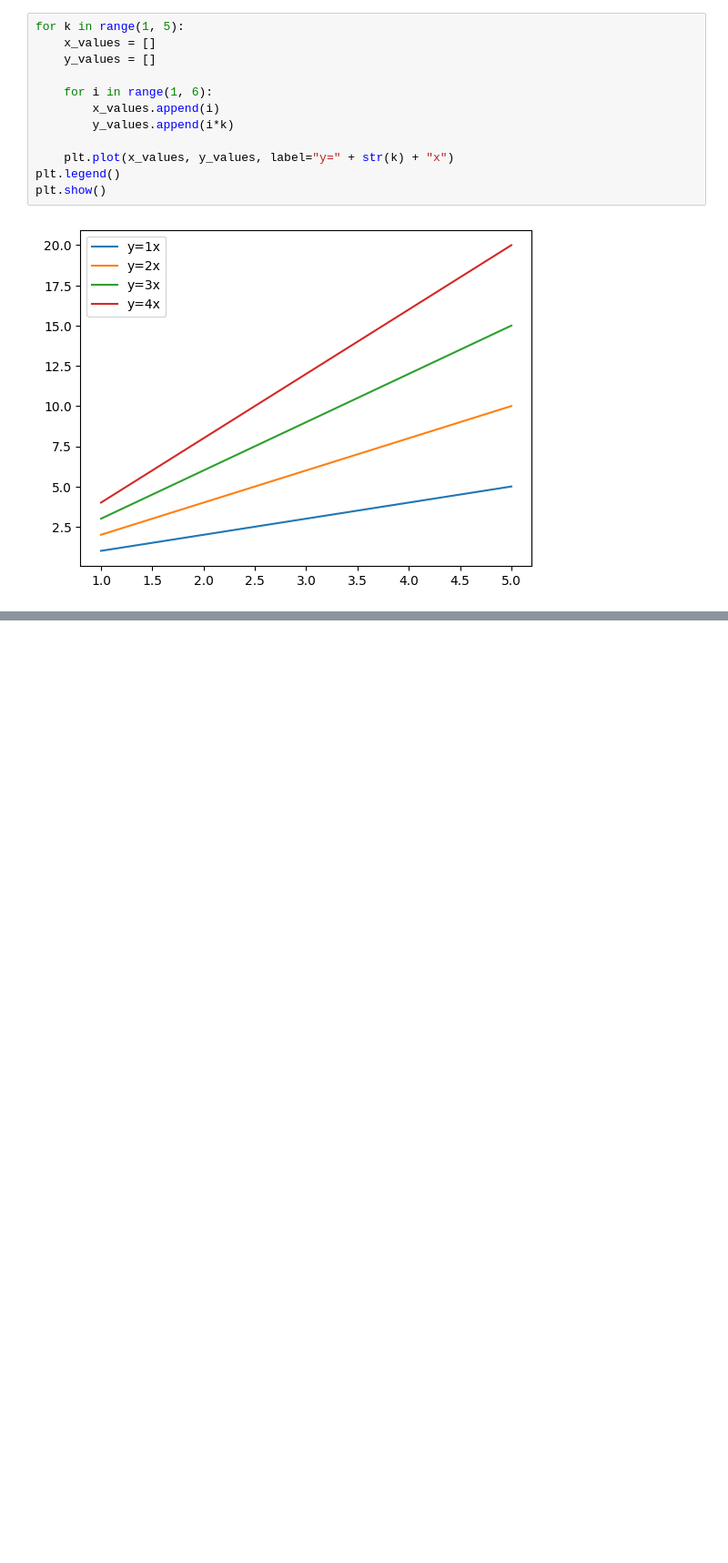
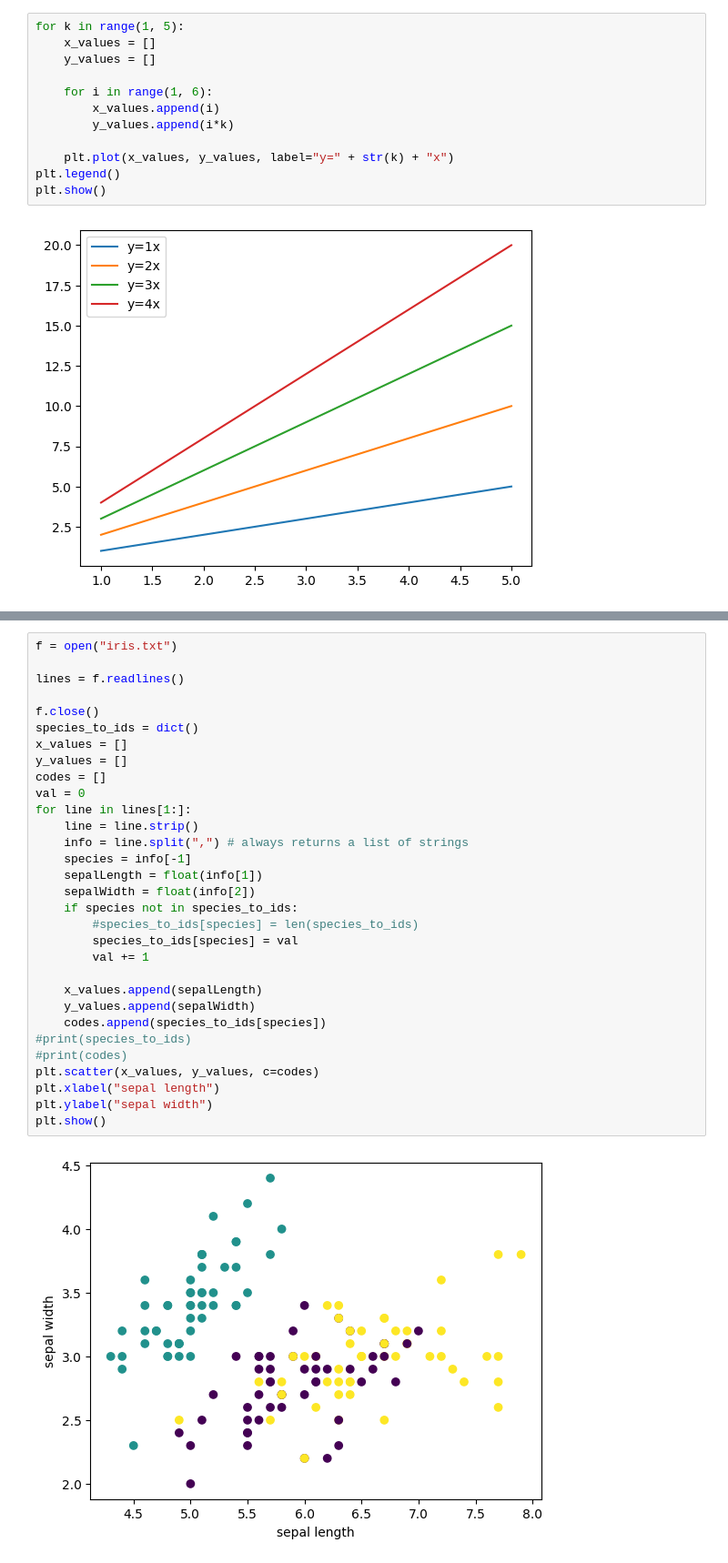
Before and after one commit to Shahd628/DSA201_2025_2026_FALL, a Jupyter notebook: Week03/Lecture/matplotlib.ipynb, the cells around one changed output, grey strips where cells are left out. Shown at 91% size. Saved outputs shown, nothing was run; the diff lists cells and outputs as text; blank space fills up the shorter version.

```diff
--- a/Week03/Lecture/matplotlib.ipynb
+++ b/Week03/Lecture/matplotlib.ipynb
@@ -95,0 +135,33 @@ plt.show()
+# %%
+f = open("iris.txt")
+
+lines = f.readlines()
+
+f.close()
+species_to_ids = dict()
+x_values = []
+y_values = []
+codes = []
+val = 0
+for line in lines[1:]:
+    line = line.strip()
+    info = line.split(",") # always returns a list of strings
+    species = info[-1]
+    sepalLength = float(info[1])
+    sepalWidth = float(info[2])
+    if species not in species_to_ids:
+        #species_to_ids[species] = len(species_to_ids)
+        species_to_ids[species] = val
+        val += 1
+
+    x_values.append(sepalLength)
+    y_values.append(sepalWidth)
+    codes.append(species_to_ids[species])
+#print(species_to_ids)
+#print(codes)
+plt.scatter(x_values, y_values, c=codes)
+plt.xlabel("sepal length")
+plt.ylabel("sepal width")
+plt.show()
+# %% [output]
+[figure, added]
```
Also changed, not shown: parts of 4 cells of this notebook, 1 other file.
